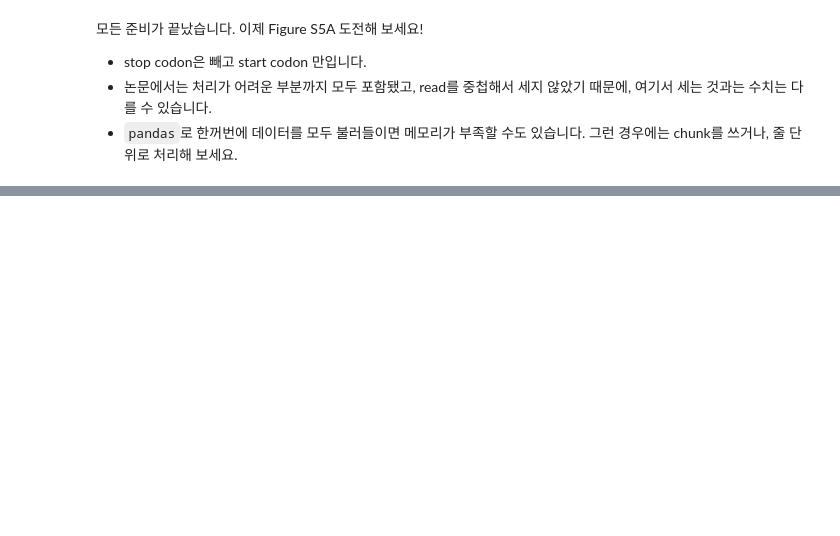
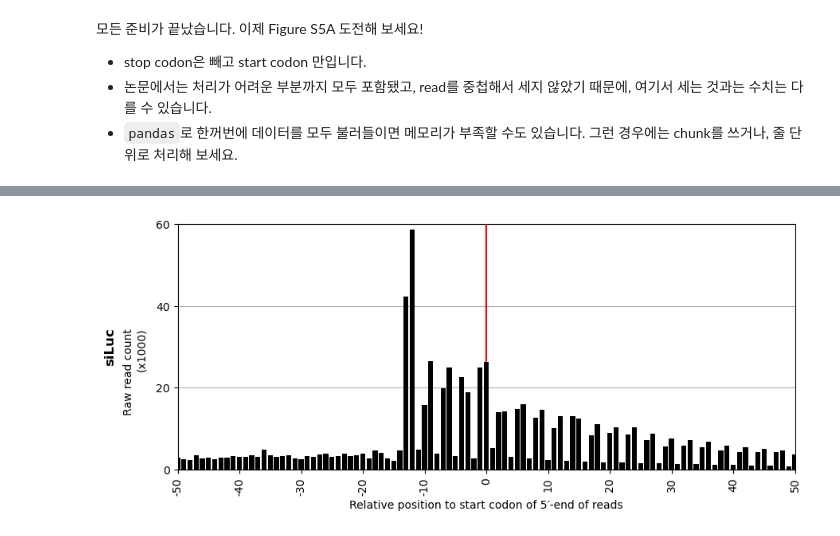
Before and after one commit to ms-jeong/bioinfo1, a Jupyter notebook: CoLab_TermProj_2023_2.ipynb, the cells around one changed output, grey strips where cells are left out. Saved outputs shown, nothing was run; the diff lists cells and outputs as text; code cells hidden in the pictures; blank space fills up the shorter version.

```diff
--- a/CoLab_TermProj_2023_2.ipynb
+++ b/CoLab_TermProj_2023_2.ipynb
@@ -180,0 +256,9 @@ start codon가 들어가 있는 exon들을 고르기 위해서 미리 + strand
+# %%
+dfLuc = pd.read_table(
+    '/casa/minseok/p/practice/binfo1-datapack1/fivepcounts-filtered-RPF-siLuc.txt', header=None,
+    names=[
+        'pChrom', 'pChromStart', 'pChromEnd', 'pCov',
+        'rChrom', 'rChromStart', 'rChromEnd', 'rName', 'rCdsStart', 'rStrand'
+    ]
+)
+dfLuc
@@ -180,0 +279,3 @@ start codon가 들어가 있는 exon들을 고르기 위해서 미리 + strand
+# %%
+dfLuc['relPos'] = dfLuc.pChromStart.sub(dfLuc.rCdsStart)
+dfLuc
@@ -180,0 +296,3 @@ start codon가 들어가 있는 exon들을 고르기 위해서 미리 + strand
+# %%
+seLucCov = dfLuc[dfLuc.relPos.isin(range(-50, 51))].groupby('relPos').sum().pCov
+seLucCov
@@ -180,0 +315,24 @@ start codon가 들어가 있는 exon들을 고르기 위해서 미리 + strand
+# %%
+fig, axes = plt.subplots(1, figsize=(10, 4))
+
+for treat, name in zip([seLucCov], ['siLuc']):
+    axes.bar(x=treat.index, height=treat.div(1000), color='k', zorder=10)
+
+    axes.set_xlim(-50, 50)
+    axes.set_ylim(0, 60)
+    axes.axvline(0, color='r', zorder=5)
+
+    axes.grid(axis='y')
+    axes.set_xlabel('Relative position to start codon of 5′-end of reads', fontsize=10)
+    #axes.text(-0.1, 0.5, f'{name}', fontsize=12, weight='bold', transform=axes.transAxes, va='center', ha='right', rotation=90)
+    #axes.text(-0.05, 0.4, 'Raw read count\n(x1000)', fontsize=10, transform=axes.transAxes, va='center', ha='right', rotation=90)
+
+
+    axes.set_ylabel(f'{name}\nRaw read count\n(x1000)', fontsize=12)
+
+    axes.set_xticks(range(-50, 51, 10))
+    axes.set_xticklabels(labels=range(-50, 51, 10), rotation=90, fontsize=10)
+    axes.set_yticks(range(0, 61, 20))
+    axes.set_yticklabels(labels=range(0, 61, 20), fontsize=10)
+# %% [output]
+[figure, added]
```
Also changed, not shown: parts of 15 cells of this notebook.
